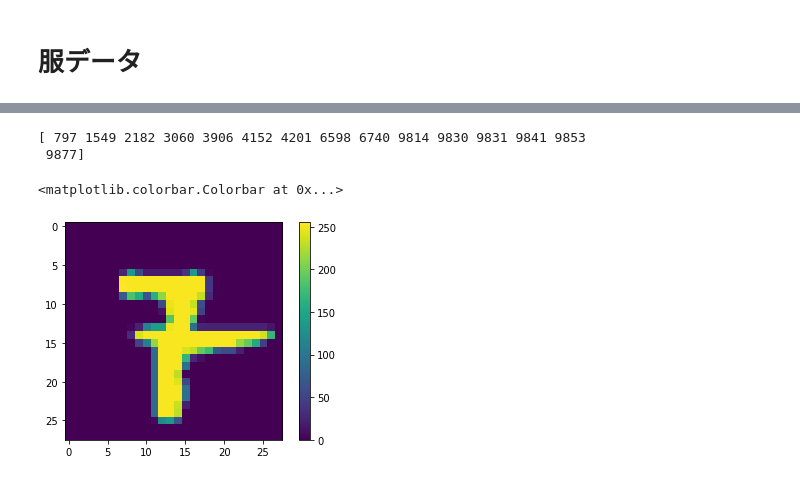
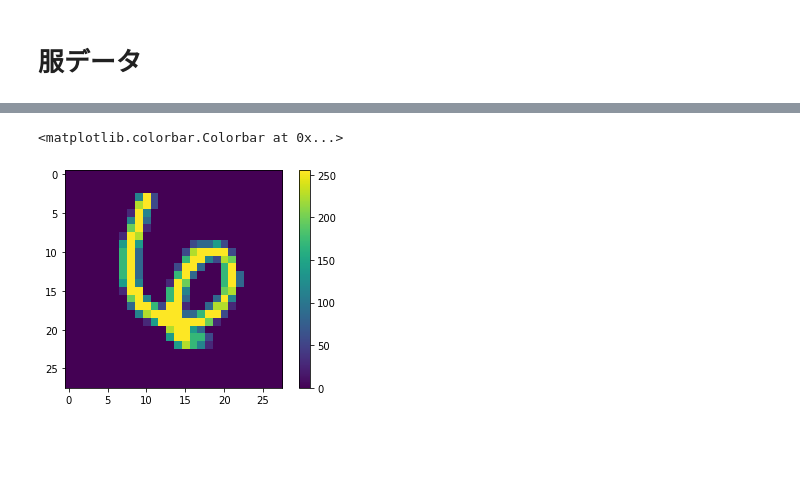
Before and after one commit to Raspberry765/maching_learning, a Jupyter notebook: Local_Outlier_Factor_load_model.ipynb, the cells around one changed output, grey strips where cells are left out. Saved outputs shown, nothing was run; the diff lists cells and outputs as text; code cells hidden in the pictures; blank space fills up the shorter version.

```diff
--- a/Local_Outlier_Factor_load_model.ipynb
+++ b/Local_Outlier_Factor_load_model.ipynb
@@ -383,18 +290,10 @@ LocalOutlierFactor(contamination=0.01, novelty=True)
-# %%
-ANOMALY_DATA = -1
-predicted_outlier_index = np.where(outlier_scores == ANOMALY_DATA)
-index_data=predicted_outlier_index[0]
-print(index_data)
-#redicted_outlier = X[predicted_outlier_index]
-# %% [output]
-[ 797 1549 2182 3060 3906 4152 4201 6598 6740 9814 9830 9831 9841 9853
- 9877]
 # %%
+#plotテスト
 (train_images, train_labels), (test_images, test_labels) = datasets.mnist.load_data()
 import matplotlib.pyplot as plt
 index=22
-plt.imshow(test_images[index_result[1]])
+plt.imshow(test_images[index])
 plt.colorbar()
 # %% [output]
 <matplotlib.colorbar.Colorbar at 0x...>
-[figure, old version]
+[figure, new version]
```
Also changed, not shown: parts of 31 cells of this notebook.
